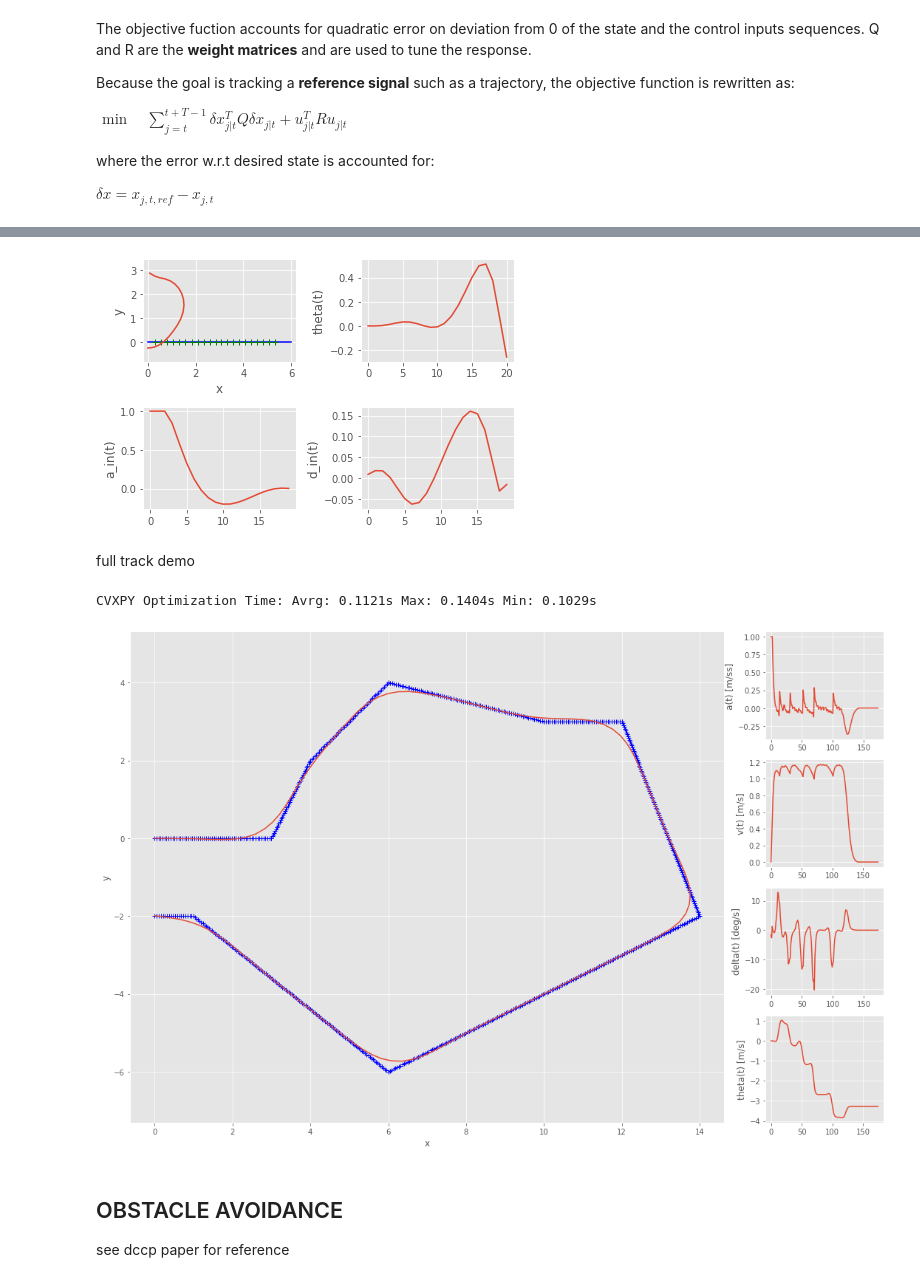
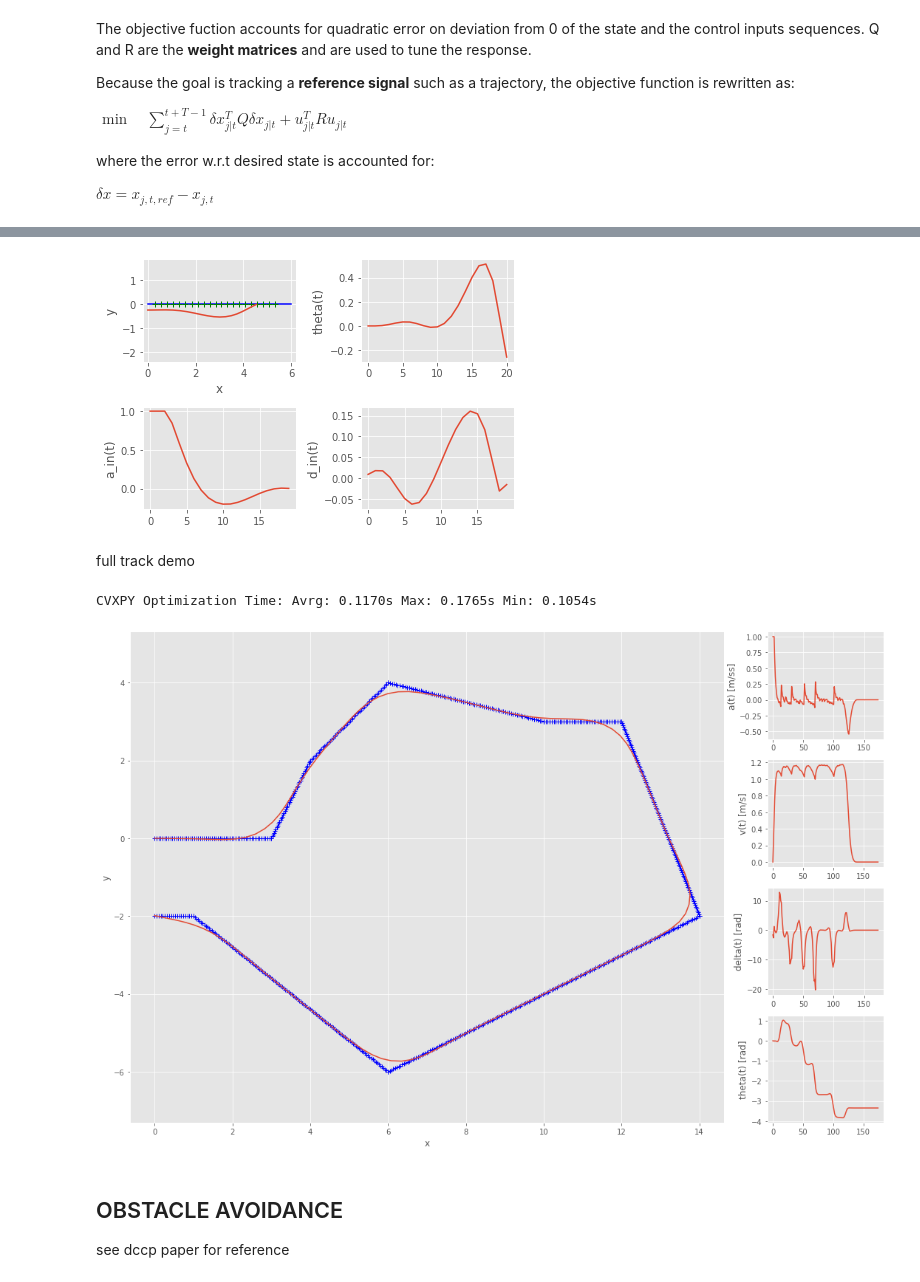
Before and after one commit to mcarfagno/mpc_python, a Jupyter notebook: notebooks/MPC_racecar_tracking.ipynb, the cells around one changed output, grey strips where cells are left out. Drawn from its saved outputs; the diff is of its cells as text; code cells hidden in the pictures.

```diff
--- a/notebooks/MPC_racecar_tracking.ipynb
+++ b/notebooks/MPC_racecar_tracking.ipynb
@@ -409,7 +409,7 @@ def get_ref_trajectory(state, path, target_v):
         else:
             xref[0, i] = path[0,ncourse - 1]
             xref[1, i] = path[1,ncourse - 1]
-            xref[2, i] = target_v #sp[ncourse - 1]
+            xref[2, i] = 0.0 #stop? #sp[ncourse - 1]
             xref[3, i] = path[2,ncourse - 1]
             dref[0, i] = 0.0
 
@@ -590,37 +590,37 @@ a_mpc=np.array(u.value[0, :]).flatten()
 delta_mpc=np.array(u.value[1, :]).flatten()
 
 #simulate robot state trajectory for optimized U
-x_traj=predict(x0, np.vstack((a_mpc,w_mpc)))
+x_traj=predict(x0, np.vstack((a_mpc,delta_mpc)))
 
 #plt.figure(figsize=(15,10))
 #plot trajectory
 plt.subplot(2, 2, 1)
 plt.plot(track[0,:],track[1,:],"b")
 plt.plot(x_ref[0,:],x_ref[1,:],"g+")
 plt.plot(x_traj[0,:],x_traj[1,:])
 plt.axis("equal")
 plt.ylabel('y')
 plt.xlabel('x')
 
 #plot v(t)
 plt.subplot(2, 2, 3)
 plt.plot(a_mpc)
 plt.ylabel('a_in(t)')
 #plt.xlabel('time')
 
 
 plt.subplot(2, 2, 2)
 plt.plot(theta_mpc)
 plt.ylabel('theta(t)')
 
 plt.subplot(2, 2, 4)
 plt.plot(delta_mpc)
 plt.ylabel('d_in(t)')
 
 plt.tight_layout()
 plt.show()
 # %% [output]
-[figure, old version]
+[figure, new version]
 # %% [markdown]
 full track demo
 # %%
@@ -732,7 +732,7 @@ print("CVXPY Optimization Time: Avrg: {:.4f}s Max: {:.4f}s Min: {:.4f}s".format(
                                                                                 np.max(opt_time),
                                                                                 np.min(opt_time)))
 # %% [output]
-CVXPY Optimization Time: Avrg: 0.1121s Max: 0.1404s Min: 0.1029s
+CVXPY Optimization Time: Avrg: 0.1170s Max: 0.1765s Min: 0.1054s
 # %%
 #plot trajectory
 grid = plt.GridSpec(4, 5)
@@ -756,16 +756,16 @@ plt.ylabel('v(t) [m/s]')
 
 plt.subplot(grid[2, 4])
 plt.plot(np.degrees(u_sim[1,:]))
-plt.ylabel('delta(t) [deg/s]')
+plt.ylabel('delta(t) [rad]')
 
 plt.subplot(grid[3, 4])
 plt.plot(x_sim[3,:])
-plt.ylabel('theta(t) [m/s]')
+plt.ylabel('theta(t) [rad]')
 
 plt.tight_layout()
 plt.show()
 # %% [output]
-[figure, old version]
+[figure, new version]
 # %% [markdown]
 ## OBSTACLE AVOIDANCE
 see dccp paper for reference
```
Also changed, not shown: parts of 4 cells of this notebook.
